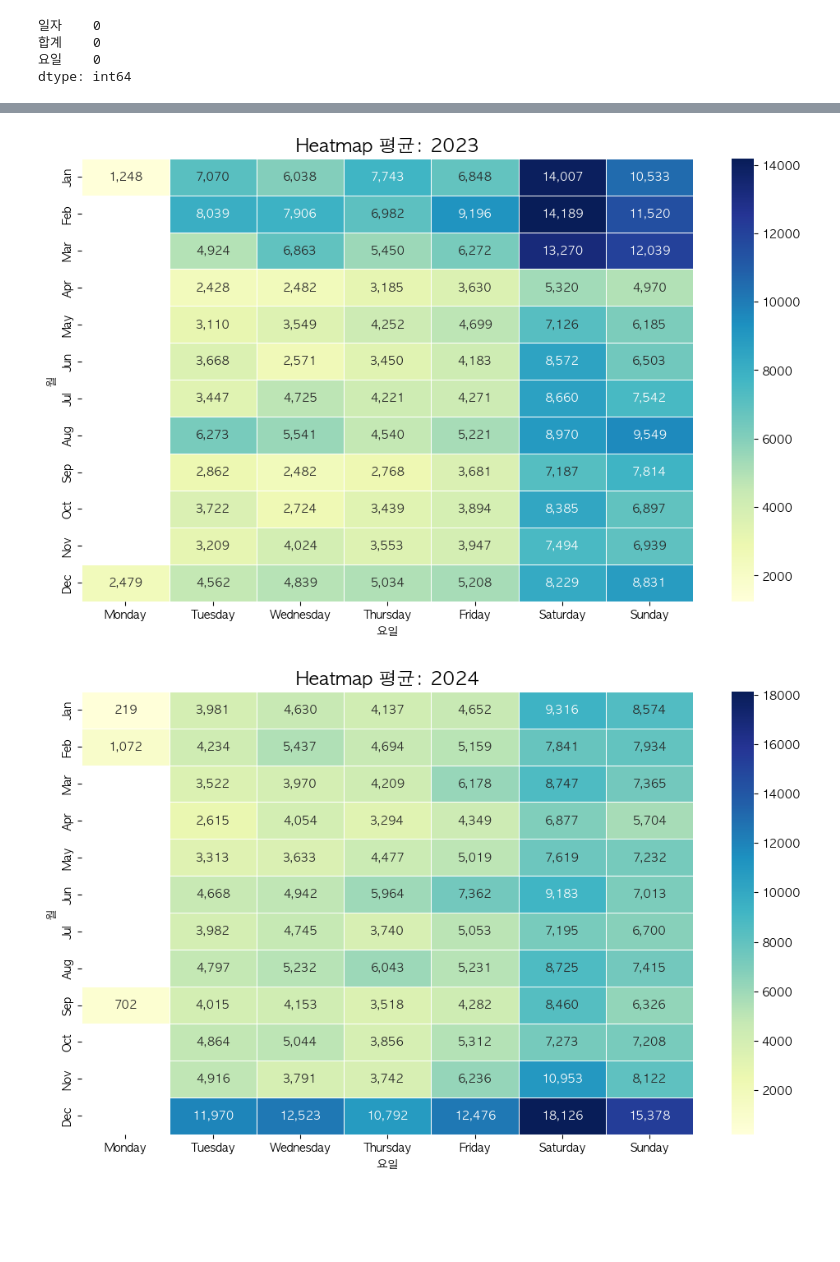
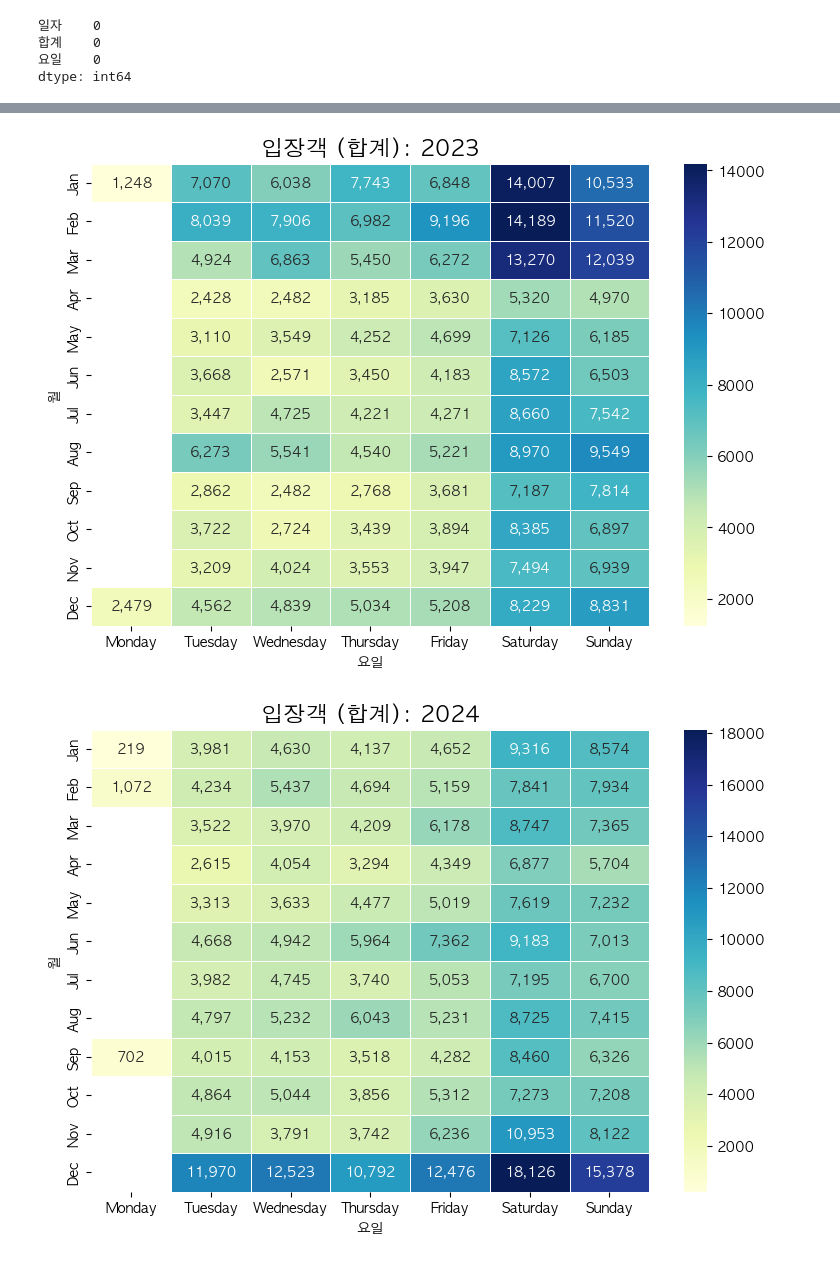
Before and after one commit to Encore-SKN-24/EDA_MINI_4TEAM, a Jupyter notebook: SAC_attendance/SAC_attendance_eda.ipynb, the cells around one changed output, grey strips where cells are left out. Saved outputs shown, nothing was run; the diff lists cells and outputs as text; code cells hidden in the pictures; blank space fills up the shorter version.

```diff
--- a/SAC_attendance/SAC_attendance_eda.ipynb
+++ b/SAC_attendance/SAC_attendance_eda.ipynb
@@ -22,7 +22,7 @@ plt.rcParams['axes.unicode_minus'] = False
 # 년도로 csv 파일 분리
 all_performances_data = pd.read_excel("./raw_data/SAC_2011_2025.xlsx", sheet_name=None)
 
-years = ("2023", "2024", "2025")
+years = ("2023", "2024")
 
 for sheet_name, df in all_performances_data.items():
     if sheet_name.startswith(years):
@@ -40,9 +40,7 @@ for year in years:
         concat_df = pd.concat(df_list, axis=0, ignore_index=True, sort=False)
         concat_df = concat_df.groupby("일자", as_index=False)['합계'].sum()
 
-        # 2023,2024년도 일자 datetime으로 변경
-        if (year=="2023" or year=="2024"):
-            concat_df['일자'] = pd.to_datetime(concat_df['일자'], format='%Y%m%d')
+        concat_df['일자'] = pd.to_datetime(concat_df['일자'], format='%Y%m%d')
 
         # 합친 데이터 파일 저장하기
         concat_df.to_csv(f"./extracted_data/{year}_combined.csv", index=False)
@@ -229,33 +237,33 @@ yearly_histogram(df_2025, "2025")
 # %%
 import seaborn as sns
 import matplotlib.pyplot as plt
 
 def yearly_heatmap(df, year):
     # 1. Prepare data: ensure Month and Day Name exist
     df['월'] = df['일자'].dt.month
     df['요일'] = df['일자'].dt.day_name()
 
     # 평균
     pivot = df.pivot_table(index='월',
                            columns='요일',
                            values='합계',
-                           aggfunc='mean')
+                           )
 
     day_order = ['Monday', 'Tuesday', 'Wednesday', 'Thursday', 'Friday', 'Saturday', 'Sunday']
     pivot = pivot.reindex(columns=day_order)
 
     month_names = {1:'Jan', 2:'Feb', 3:'Mar', 4:'Apr', 5:'May', 6:'Jun',
                    7:'Jul', 8:'Aug', 9:'Sep', 10:'Oct', 11:'Nov', 12:'Dec'}
     pivot.index = pivot.index.map(month_names)
 
-    plt.figure(figsize=(12, 7))
+    plt.figure(figsize=(9, 6))
     sns.heatmap(pivot, annot=True, fmt=',.0f', cmap='YlGnBu', linewidths=.5)
-    plt.title(f'Heatmap 평균: {year}', fontsize=16)
+    plt.title(f'입장객 (합계): {year}', fontsize=16)
     plt.show()
 
 yearly_heatmap(df_2023, "2023")
 yearly_heatmap(df_2024, "2024")
 yearly_heatmap(df_2025, "2025")
 # %% [output]
-[figure, old version]
+[figure, new version]
-[figure, old version]
+[figure, new version]
```
Also changed, not shown: parts of 12 cells of this notebook.
